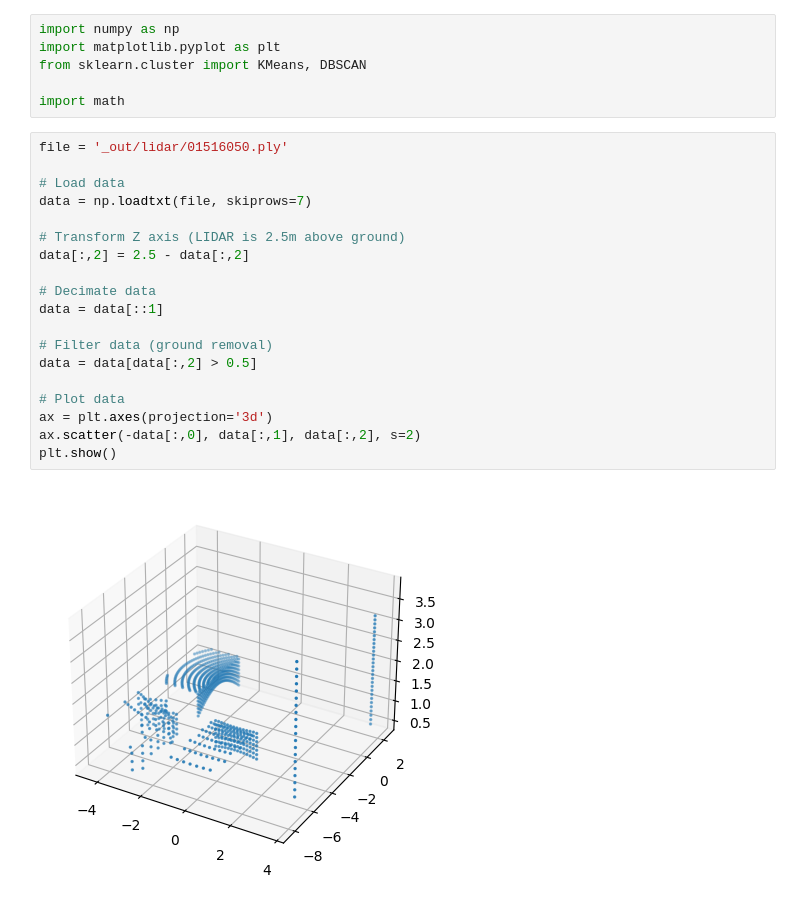
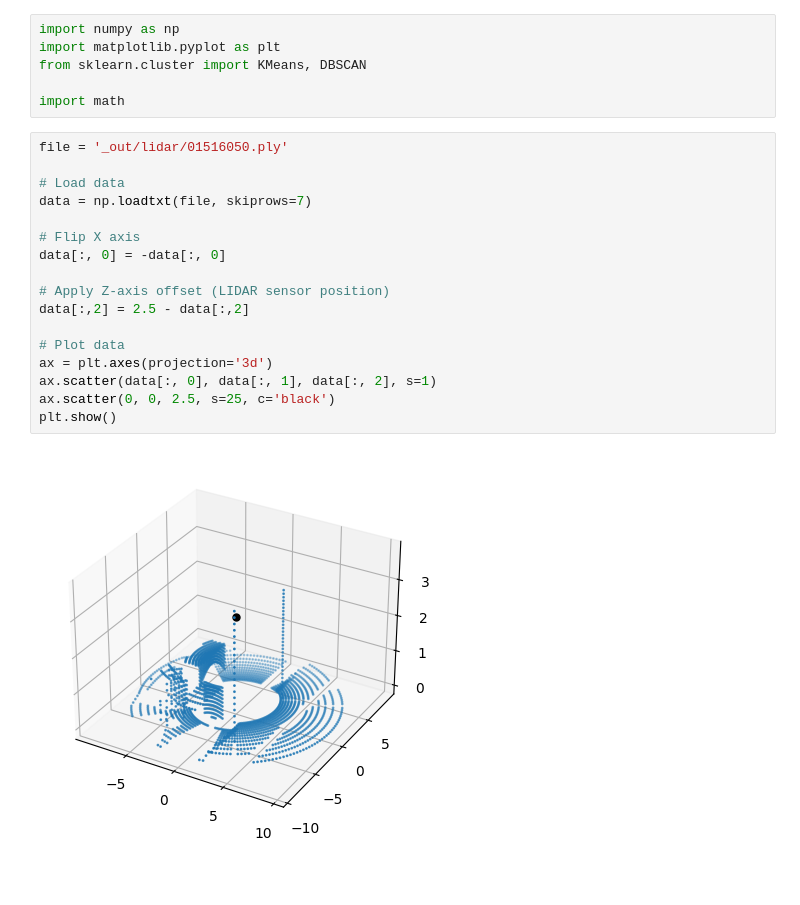
Before and after one commit to floriandejonckheere/abo-autonomic-systems-carla, a Jupyter notebook: lidar.ipynb, the cells around one changed output. Saved outputs shown, nothing was run; the diff lists cells and outputs as text; blank space fills up the shorter version.

Commit message:
Update LIDAR notebook

```diff
--- a/lidar.ipynb
+++ b/lidar.ipynb
@@ -7,22 +7,20 @@ import math
 # %%
 file = '_out/lidar/01516050.ply'
 
 # Load data
 data = np.loadtxt(file, skiprows=7)
 
-# Transform Z axis (LIDAR is 2.5m above ground)
+# Flip X axis
+data[:, 0] = -data[:, 0]
+
+# Apply Z-axis offset (LIDAR sensor position)
 data[:,2] = 2.5 - data[:,2]
-
-# Decimate data
-data = data[::1]
-
-# Filter data (ground removal)
-data = data[data[:,2] > 0.5]
 
 # Plot data
 ax = plt.axes(projection='3d')
-ax.scatter(-data[:,0], data[:,1], data[:,2], s=2)
+ax.scatter(data[:, 0], data[:, 1], data[:, 2], s=1)
+ax.scatter(0, 0, 2.5, s=25, c='black')
 plt.show()
 # %% [output]
-[figure, old version]
+[figure, new version]
 # %%
```
Also changed, not shown: parts of 5 cells of this notebook, 1 other file.
